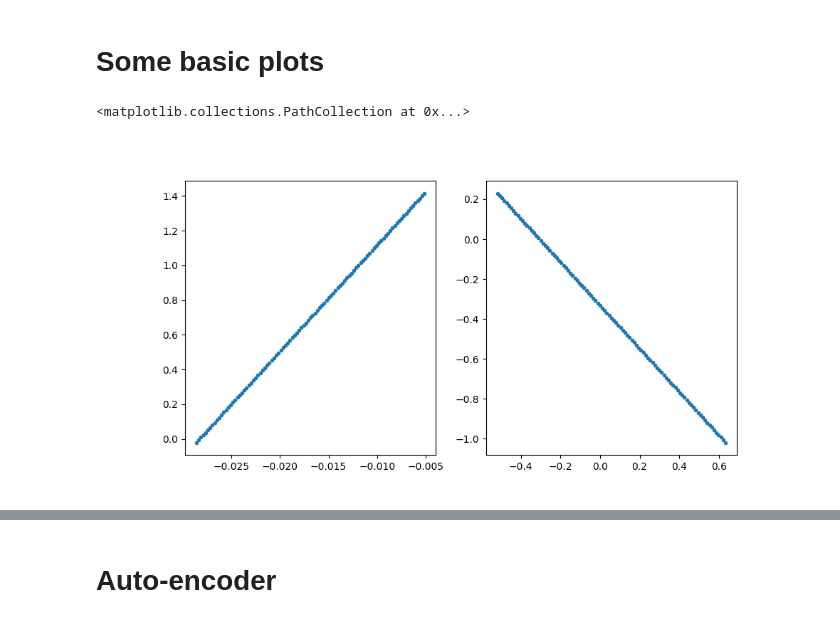
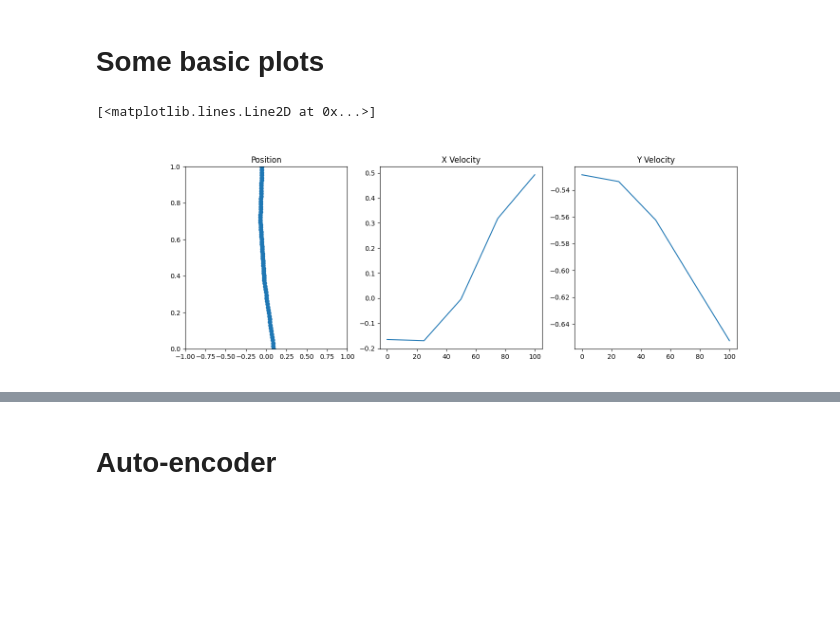
Before and after one commit to rcpaffenroth/dac_raghu, a Jupyter notebook: LunarLander_Autoencoder.ipynb, the cells around one changed output, grey strips where cells are left out. Cells and saved outputs as stored; diff of their text form; code cells hidden in the pictures; blank space fills up the shorter version.

```diff
--- a/LunarLander_Autoencoder.ipynb
+++ b/LunarLander_Autoencoder.ipynb
@@ -35,15 +40,20 @@ data
 # %% [markdown]
 # Some basic plots
 # %%
+plot_index = 0
 x = data.loc[:,(slice(None),'x')].values
 y = data.loc[:,(slice(None),'y')].values
 vx = data.loc[:,(slice(None),'vx')].values
 vy = data.loc[:,(slice(None),'vy')].values
 
-
-_,ax = plt.subplots(1,2,figsize=(10,5))
-ax[0].scatter(x[1,:],y[1,:], marker='.')
-ax[1].scatter(vx[1,:],vy[1,:], marker='.')
+_, ax = plt.subplots(1,3,figsize=(15,5))
+ax[0].set_title('Position')
+ax[0].set(xlim=[-1, 1], ylim=[0, 1])
+ax[0].plot(x[plot_index,:], y[plot_index, :], '-o')
+ax[1].set_title('X Velocity')
+ax[1].plot(vx[plot_index,:])
+ax[2].set_title('Y Velocity')
+ax[2].plot(vy[plot_index, :])
 # %% [output]
-<matplotlib.collections.PathCollection at 0x...>
+[<matplotlib.lines.Line2D at 0x...>]
-[figure, old version]
+[figure, new version]
```
Also changed, not shown: parts of 25 cells of this notebook, 1 other file.
